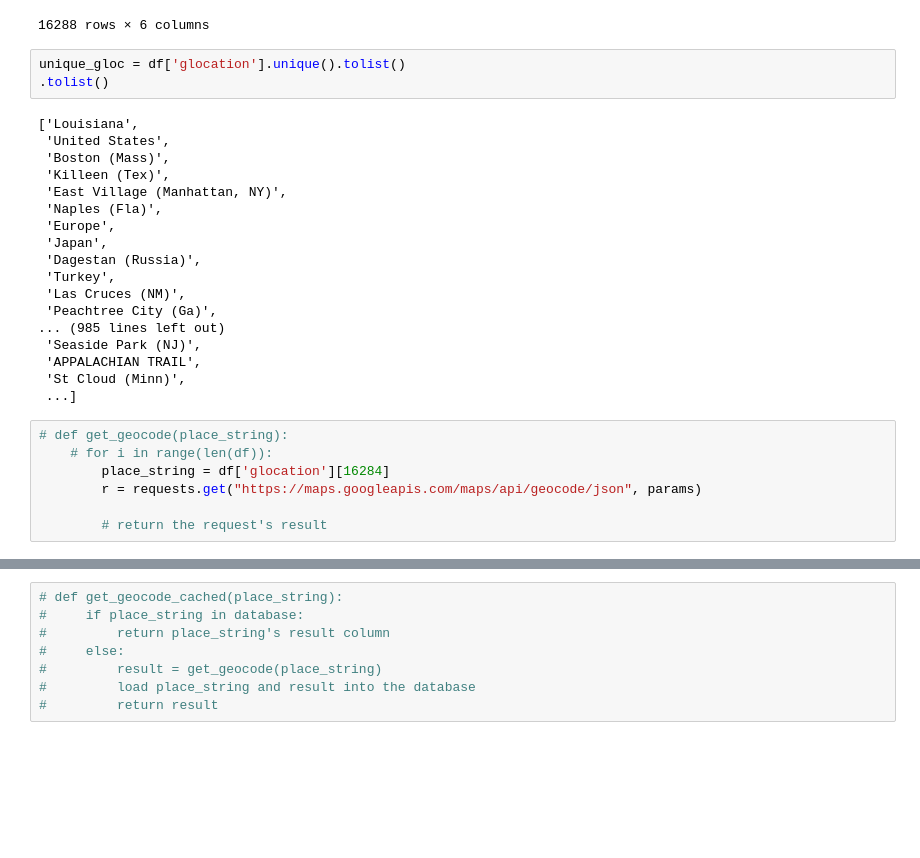
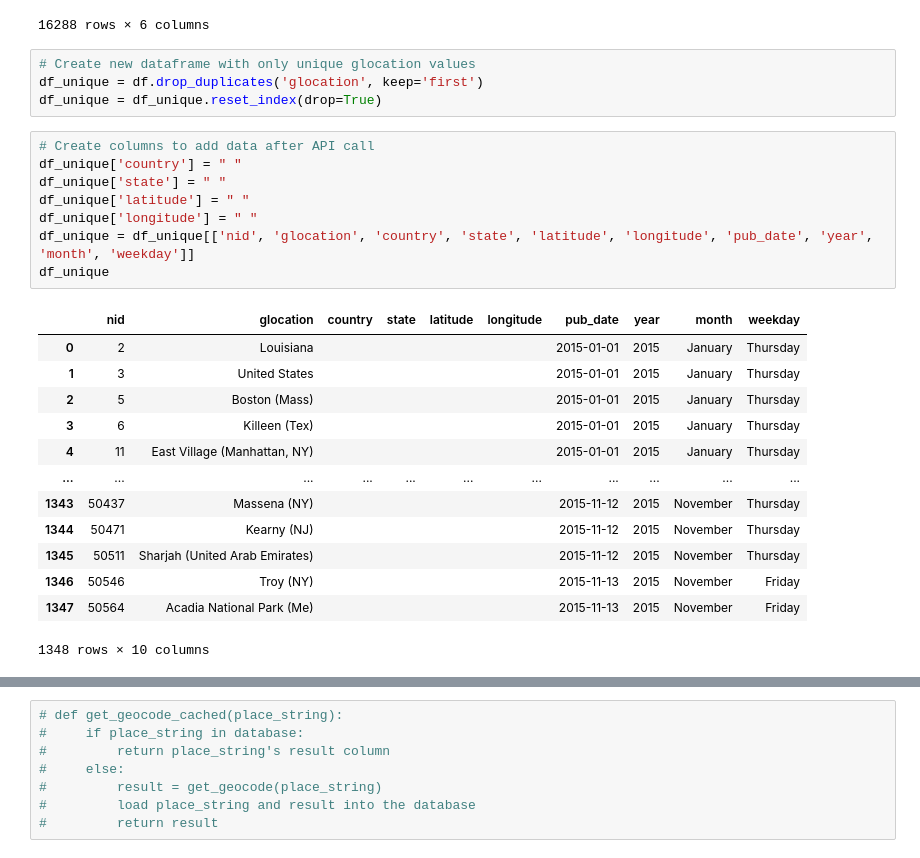
Before and after one commit to iCode13/News-Sentiment-Analysis-App, a Jupyter notebook: news_app/geo_api.ipynb, the cells around one changed output, grey strips where cells are left out. Drawn from its saved outputs; the diff is of its cells as text; blank space fills up the shorter version.

Commit message:
geocode api calls - in progress

```diff
--- a/news_app/geo_api.ipynb
+++ b/news_app/geo_api.ipynb
@@ -24,31 +26,29 @@ df
 | 16286 | 50571 | New York State | 2015-11-13 | 2015 | November | Friday |
 | 16287 | 50572 | Wichita (Kan) | 2015-11-13 | 2015 | November | Friday |
 16288 rows × 6 columns
-# %%
-unique_gloc = df['glocation'].unique().tolist()
-.tolist()
-# %% [output]
-['Louisiana',
- 'United States',
- 'Boston (Mass)',
- 'Killeen (Tex)',
- 'East Village (Manhattan, NY)',
- 'Naples (Fla)',
- 'Europe',
- 'Japan',
- 'Dagestan (Russia)',
- 'Turkey',
- 'Las Cruces (NM)',
- 'Peachtree City (Ga)',
-... (985 lines left out)
- 'Seaside Park (NJ)',
- 'APPALACHIAN TRAIL',
- 'St Cloud (Minn)',
- ...]
-# %%
-# def get_geocode(place_string):
-    # for i in range(len(df)):
-        place_string = df['glocation'][16284]
-        r = requests.get("https://maps.googleapis.com/maps/api/geocode/json", params)
-
-        # return the request's result
+# %%
+# Create new dataframe with only unique glocation values
+df_unique = df.drop_duplicates('glocation', keep='first')
+df_unique = df_unique.reset_index(drop=True)
+# %%
+# Create columns to add data after API call
+df_unique['country'] = " "
+df_unique['state'] = " "
+df_unique['latitude'] = " "
+df_unique['longitude'] = " "
+df_unique = df_unique[['nid', 'glocation', 'country', 'state', 'latitude', 'longitude', 'pub_date', 'year', 'month', 'weekday']]
+df_unique
+# %% [output]
+|  | nid | glocation | country | state | latitude | longitude | pub_date | year | month | weekday |
+| 0 | 2 | Louisiana |  |  |  |  | 2015-01-01 | 2015 | January | Thursday |
+| 1 | 3 | United States |  |  |  |  | 2015-01-01 | 2015 | January | Thursday |
+| 2 | 5 | Boston (Mass) |  |  |  |  | 2015-01-01 | 2015 | January | Thursday |
+| 3 | 6 | Killeen (Tex) |  |  |  |  | 2015-01-01 | 2015 | January | Thursday |
+| 4 | 11 | East Village (Manhattan, NY) |  |  |  |  | 2015-01-01 | 2015 | January | Thursday |
+| ... | ... | ... | ... | ... | ... | ... | ... | ... | ... | ... |
+| 1343 | 50437 | Massena (NY) |  |  |  |  | 2015-11-12 | 2015 | November | Thursday |
+| 1344 | 50471 | Kearny (NJ) |  |  |  |  | 2015-11-12 | 2015 | November | Thursday |
+| 1345 | 50511 | Sharjah (United Arab Emirates) |  |  |  |  | 2015-11-12 | 2015 | November | Thursday |
+| 1346 | 50546 | Troy (NY) |  |  |  |  | 2015-11-13 | 2015 | November | Friday |
+| 1347 | 50564 | Acadia National Park (Me) |  |  |  |  | 2015-11-13 | 2015 | November | Friday |
+1348 rows × 10 columns
```
Also changed, not shown: parts of 6 cells of this notebook.
